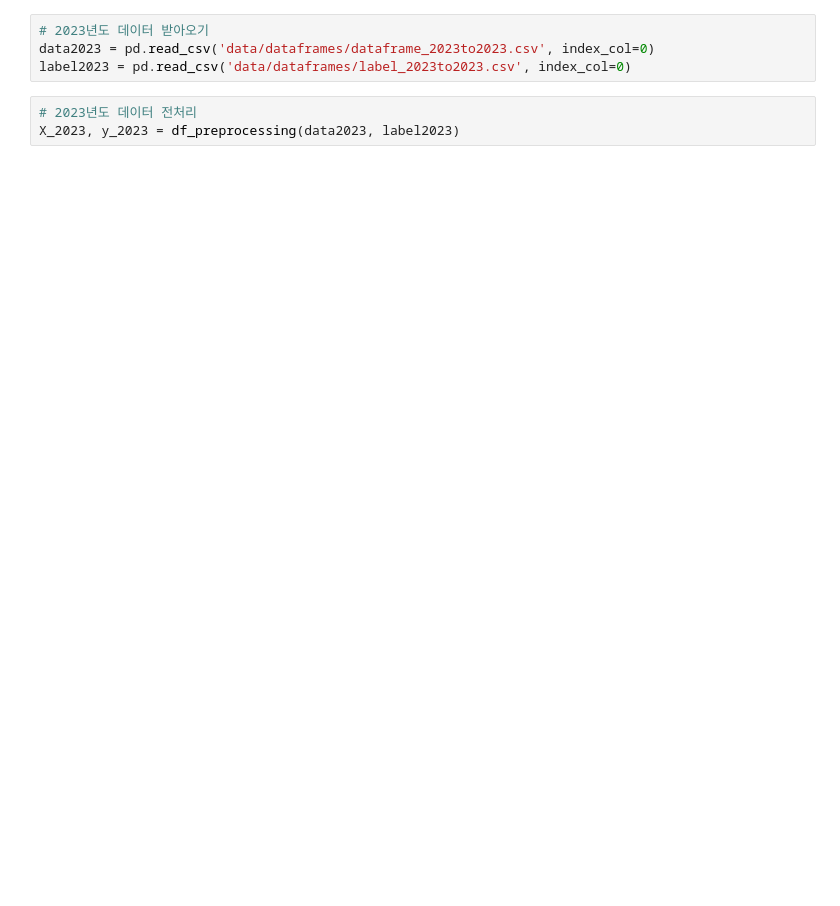
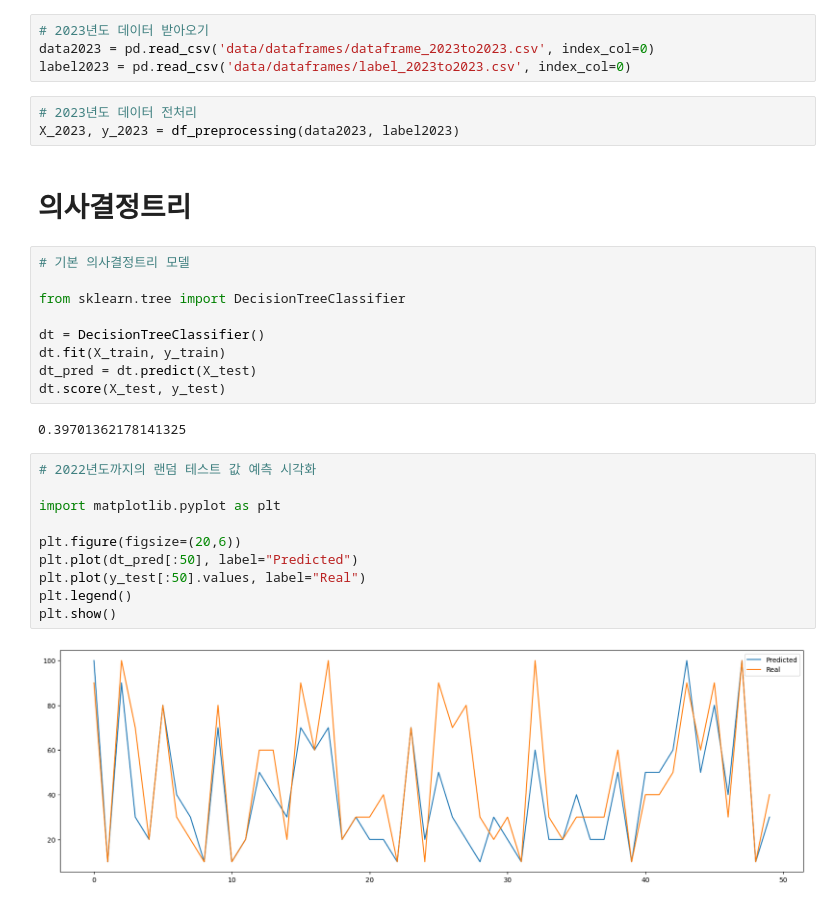
Before and after one commit to CG05/BillboardAnalitics, a Jupyter notebook: classify_modeling_sample.ipynb, the cells around one changed output. Drawn from its saved outputs; the diff is of its cells as text; blank space fills up the shorter version.

```diff
--- a/classify_modeling_sample.ipynb
+++ b/classify_modeling_sample.ipynb
@@ -78,6 +55,31 @@ label2023 = pd.read_csv('data/dataframes/label_2023to2023.csv', index_col=0)
 # %%
 # 2023년도 데이터 전처리
 X_2023, y_2023 = df_preprocessing(data2023, label2023)
+# %% [markdown]
+# 의사결정트리
+# %%
+# 기본 의사결정트리 모델
+
+from sklearn.tree import DecisionTreeClassifier
+
+dt = DecisionTreeClassifier()
+dt.fit(X_train, y_train)
+dt_pred = dt.predict(X_test)
+dt.score(X_test, y_test)
+# %% [output]
+0.39701362178141325
+# %%
+# 2022년도까지의 랜덤 테스트 값 예측 시각화
+
+import matplotlib.pyplot as plt
+
+plt.figure(figsize=(20,6))
+plt.plot(dt_pred[:50], label="Predicted")
+plt.plot(y_test[:50].values, label="Real")
+plt.legend()
+plt.show()
+# %% [output]
+[figure, added]
 # %%
 # 2023년도 분류 모델 성능
 dt.score(X_2023, y_2023)
```
Also changed, not shown: parts of 13 cells of this notebook.
